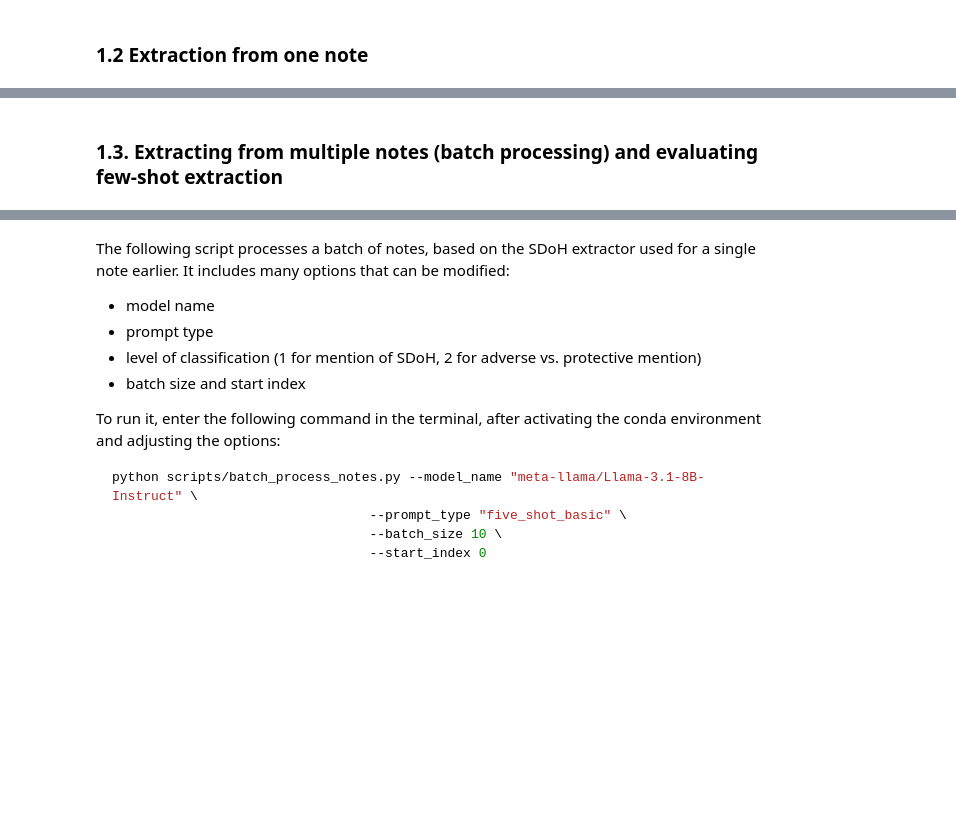
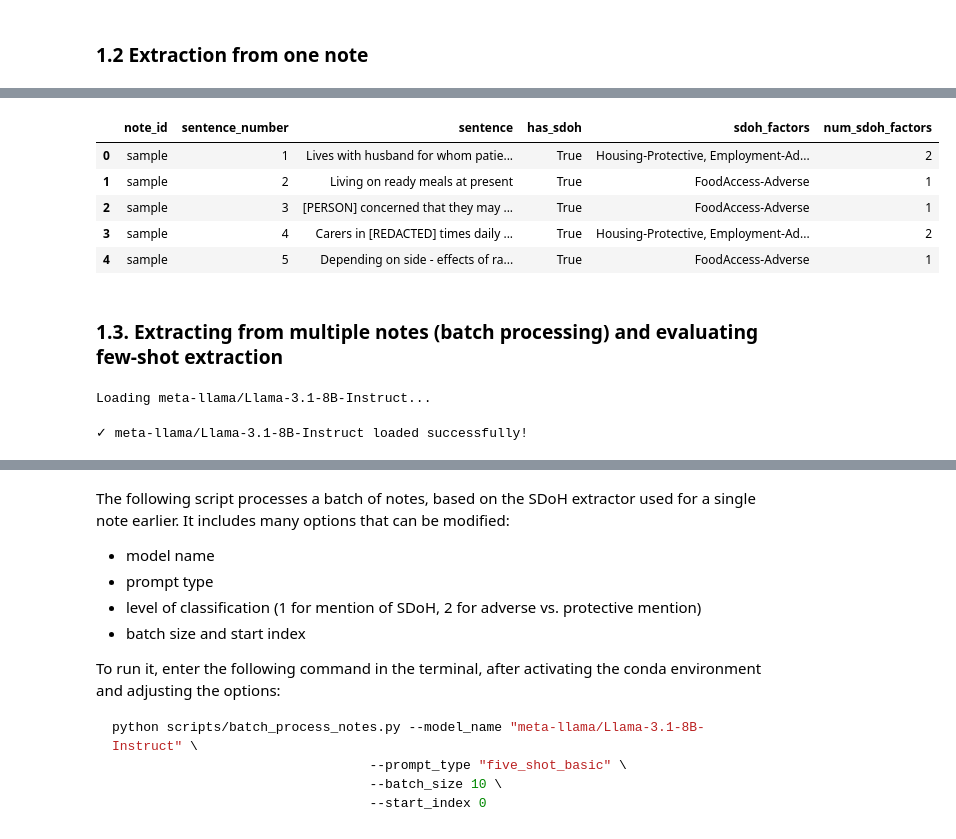
Before and after one commit to MatteoLarrode/SDoH-LLM-Extraction, a Jupyter notebook: notebooks/04_extraction_pipeline.ipynb, the cells around one changed output, grey strips where cells are left out. Cells and saved outputs as stored; diff of their text form; code cells hidden in the pictures; blank space fills up the shorter version.

```diff
--- a/notebooks/04_extraction_pipeline.ipynb
+++ b/notebooks/04_extraction_pipeline.ipynb
@@ -155,3 +163,12 @@ display(results_df)
+# %%
+results_df.head()
+# %% [output]
+|  | note_id | sentence_number | sentence | has_sdoh | sdoh_factors | num_sdoh_factors |
+| 0 | sample | 1 | Lives with husband for whom patie... | True | Housing-Protective, Employment-Ad... | 2 |
+| 1 | sample | 2 | Living on ready meals at present | True | FoodAccess-Adverse | 1 |
+| 2 | sample | 3 | [PERSON] concerned that they may ... | True | FoodAccess-Adverse | 1 |
+| 3 | sample | 4 | Carers in [REDACTED] times daily ... | True | Housing-Protective, Employment-Ad... | 2 |
+| 4 | sample | 5 | Depending on side - effects of ra... | True | FoodAccess-Adverse | 1 |
 # %%
 # Some debugging
 print("Prompt: \n")
@@ -161,3 +178,28 @@ print("Raw response: \n")
 print(results['sentences'][1]['debug']['raw_response'])
 # %% [markdown]
 ### 1.3. Extracting from multiple notes (batch processing) and evaluating few-shot extraction
+# %%
+# Set desired model and prompt config
+MODEL_NAME = "meta-llama/Llama-3.1-8B-Instruct"
+PROMPT_TYPE = "five_shot_basic"
+
+# Load model and tokenizer
+from src.classification.model_helpers import load_instruction_model
+from src.classification.SDoH_classification_helpers import SDoHExtractor
+
+tokenizer, model = load_instruction_model(MODEL_NAME)
+
+# Confirm it's loaded
+if tokenizer is None or model is None:
+    raise ValueError(f"Failed to load model: {MODEL_NAME}")
+
+# Create extractor using your standard constructor
+extractor = SDoHExtractor(
+    model=model,
+    tokenizer=tokenizer,
+    prompt_type=PROMPT_TYPE,
+    debug=False
+)
+# %% [output]
+Loading meta-llama/Llama-3.1-8B-Instruct...
+✓ meta-llama/Llama-3.1-8B-Instruct loaded successfully!
```
Also changed, not shown: parts of 8 cells of this notebook, 2 other files.
